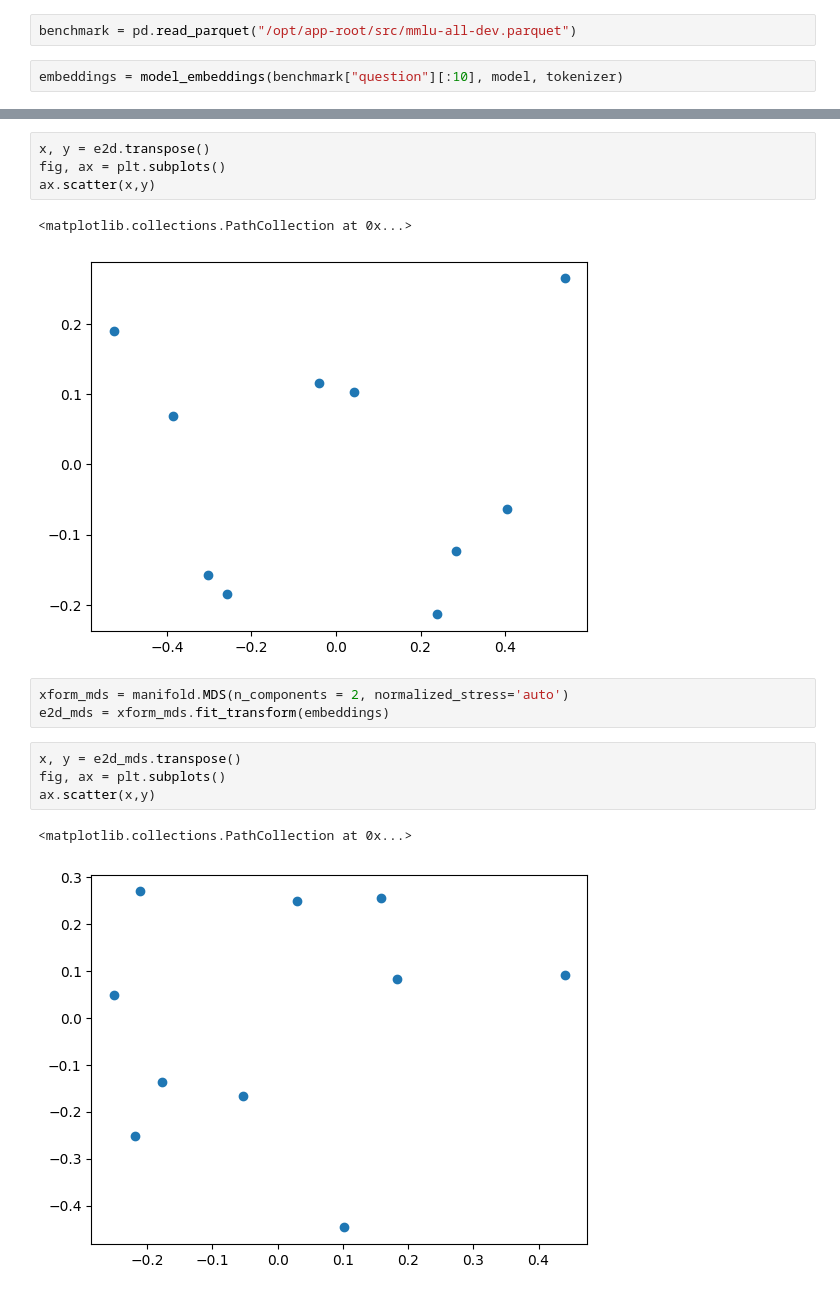
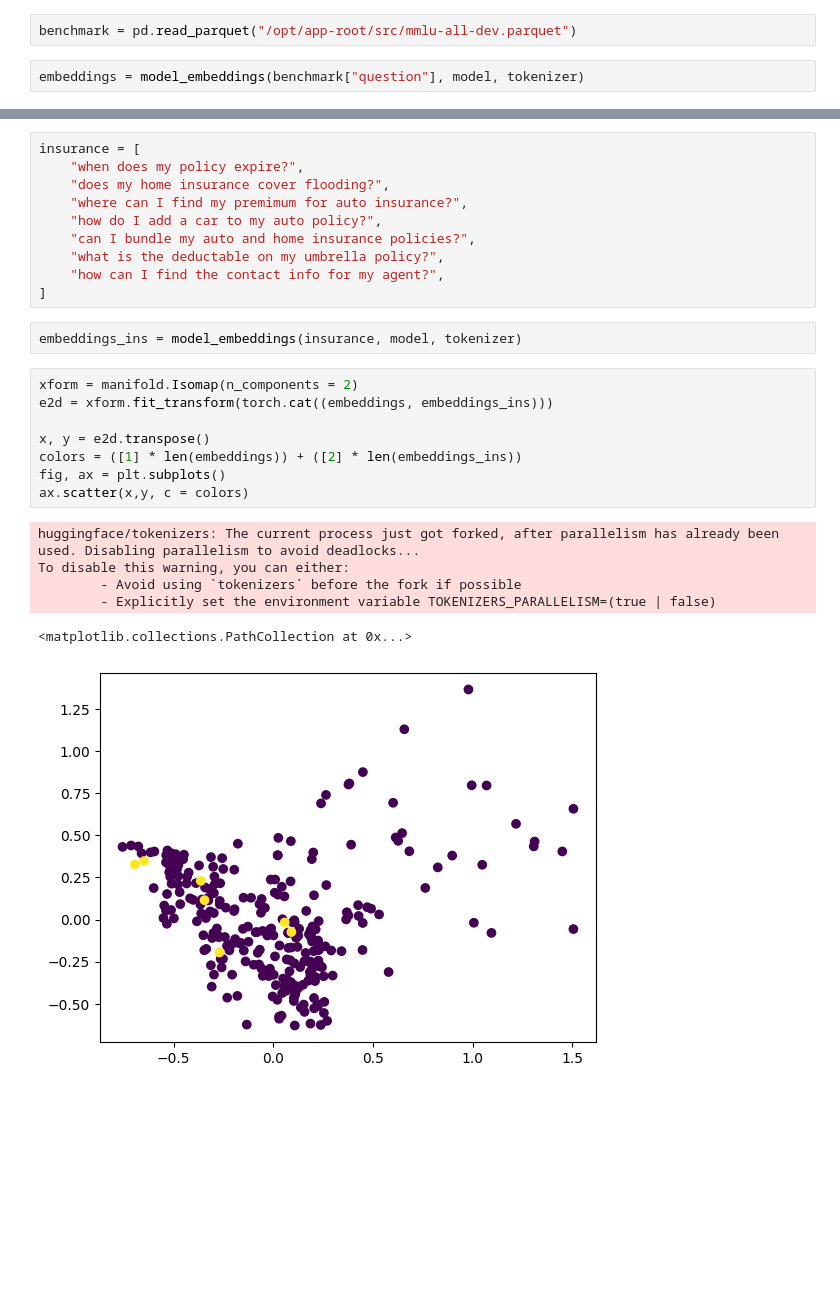
Before and after one commit to erikerlandson/datascience-wg, a Jupyter notebook: hack-scripts/model-embed-poc.ipynb, the cells around one changed output, grey strips where cells are left out. Drawn from its saved outputs; the diff is of its cells as text; blank space fills up the shorter version.

Commit message:
update plots

```diff
--- a/hack-scripts/model-embed-poc.ipynb
+++ b/hack-scripts/model-embed-poc.ipynb
@@ -88,4 +88,4 @@ def model_embeddings(prompts, model, tokenizer):
 # %%
 benchmark = pd.read_parquet("/opt/app-root/src/mmlu-all-dev.parquet")
 # %%
-embeddings = model_embeddings(benchmark["question"][:10], model, tokenizer)
+embeddings = model_embeddings(benchmark["question"], model, tokenizer)
@@ -100,17 +92,27 @@ To disable this warning, you can either:
-# %%
-x, y = e2d.transpose()
-fig, ax = plt.subplots()
-ax.scatter(x,y)
-# %% [output]
-<matplotlib.collections.PathCollection at 0x...>
-[figure, removed]
-# %%
-xform_mds = manifold.MDS(n_components = 2, normalized_stress='auto')
-e2d_mds = xform_mds.fit_transform(embeddings)
-# %%
-x, y = e2d_mds.transpose()
-fig, ax = plt.subplots()
-ax.scatter(x,y)
-# %% [output]
-<matplotlib.collections.PathCollection at 0x...>
-[figure, removed]
+# %%
+insurance = [
+    "when does my policy expire?",
+    "does my home insurance cover flooding?",
+    "where can I find my premimum for auto insurance?",
+    "how do I add a car to my auto policy?",
+    "can I bundle my auto and home insurance policies?",
+    "what is the deductable on my umbrella policy?",
+    "how can I find the contact info for my agent?",
+]
+# %%
+embeddings_ins = model_embeddings(insurance, model, tokenizer)
+# %%
+xform = manifold.Isomap(n_components = 2)
+e2d = xform.fit_transform(torch.cat((embeddings, embeddings_ins)))
+
+x, y = e2d.transpose()
+colors = ([1] * len(embeddings)) + ([2] * len(embeddings_ins))
+fig, ax = plt.subplots()
+ax.scatter(x,y, c = colors)
+# %% [output]
+huggingface/tokenizers: The current process just got forked, after parallelism has already been used. Disabling parallelism to avoid deadlocks...
+To disable this warning, you can either:
+        - Avoid using `tokenizers` before the fork if possible
+        - Explicitly set the environment variable TOKENIZERS_PARALLELISM=(true | false)
+<matplotlib.collections.PathCollection at 0x...>
+[figure, added]
```
Also changed, not shown: parts of 3 cells of this notebook.
